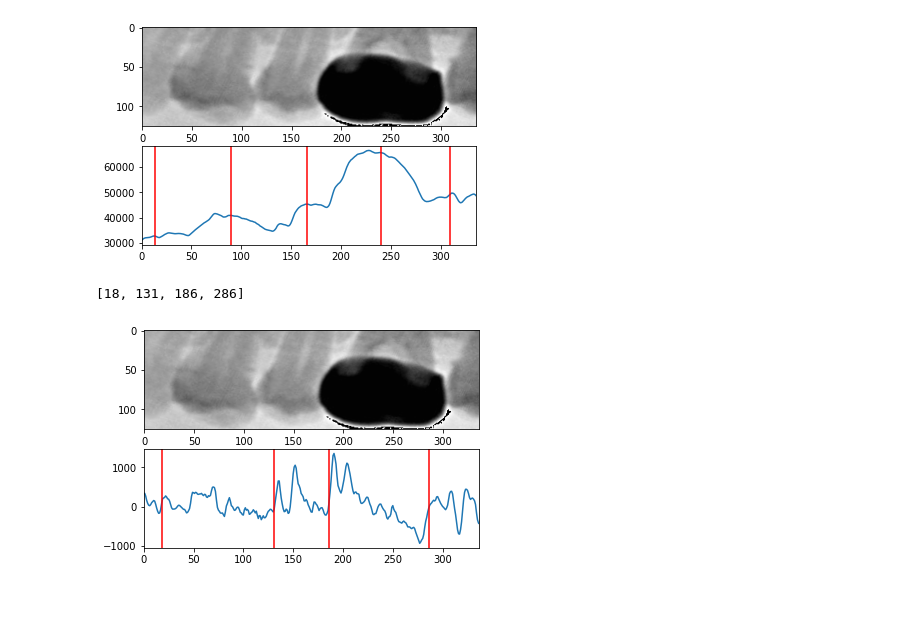
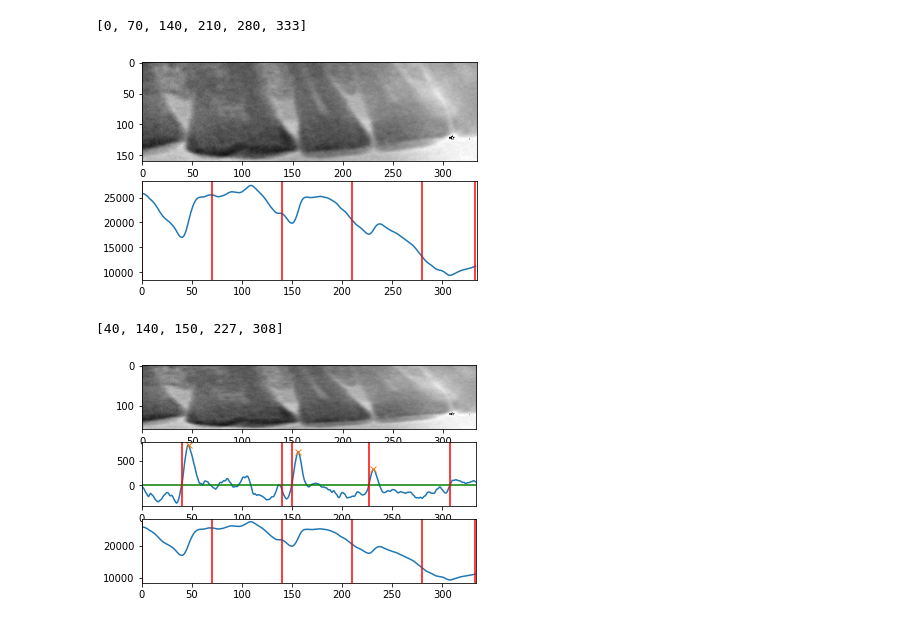
Before and after one commit to alan8365/dentist-CV, a Jupyter notebook: edge/get_valley_window_demo.ipynb, the cells around one changed output. Drawn from its saved outputs; the diff is of its cells as text; code cells hidden in the pictures.

```diff
--- a/edge/get_valley_window_demo.ipynb
+++ b/edge/get_valley_window_demo.ipynb
@@ -27,5 +28,5 @@ model = torch.hub.load(r'..\YOLO', 'custom', path=r'..\YOLO\weights\8-bound.pt',
 data_dir = '..' / Path(os.getenv('DATASET_DIR'))
 
 image_number = 1
-image_names = list(data_dir.glob('*008026.jpg'))
+image_names = list(data_dir.glob('00008554.jpg'))
 image_name = image_names[0]
@@ -38,7 +33,7 @@ Adding AutoShape...
 # %%
-im_g, flag, tooth_position = quick_get_roi(image_name, model, roi_index=2)
+im_g, flag, tooth_position = quick_get_roi(image_name, model, roi_index=0)
 
-source = quick_rotate_and_zooming(source, flag=flag, tooth_position=tooth_position)
+source = quick_rotate_and_zooming(im_g, flag=flag, tooth_position=tooth_position)
 
 plt.imshow(1 - source, cmap='gray')
 plt.show()
@@ -55,7 +50,7 @@ left_margin_0 = 50
 tooth_type = 'incisor' if tooth_position == 'middle' else 'molar'
 window_size_0 = window_size_0_dict[tooth_type]
 
-_, ver = integral_intensity_projection(im_g)
+_, ver = integral_intensity_projection(source)
 ver = window_avg(ver)
 ver_slope = get_slope(ver)
 
@@ -114,8 +109,9 @@ while j < length:
 
     i += 1
 
+# last window may not include last valley
 last_window_size = length - window_position[-1]
-if last_window_size > window_size_0:
+if last_window_size > window_size_0 // 2:
     window_position.append(length - 1)
     window_size.append(last_window_size)
 
@@ -135,33 +131,66 @@ axs[1].set_xlim(xmin=0, xmax=width)
 axs[1].plot(ver)
 for p in window_position:
     axs[1].axvline(x=p, color='r')
+print(window_position)
 # %% [output]
+[0, 70, 140, 210, 280, 333]
-[figure, old version]
+[figure, new version]
 # %%
 valleys = []
+peaks_list = []
 for i in range(len(window_size)):
     start = window_position[i]
     end = window_position[i + 1]
 
-    valley_position = integral[start:end + 1].argmin() + start
-    valleys.append(valley_position)
+    # Peak finding
+    has_significant_peak = False
+
+    peaks, properties = find_peaks(integral[start:end], height=0)
+    peaks += start
+    if len(peaks) > 0:
+        peak = peaks[integral[peaks].argmax()]
+        if len(peaks) > 1:
+            peaks_diff = integral[peaks] - integral[peak]
+            has_significant_peak = np.logical_or(peaks_diff < -100, peaks_diff == 0).all()
+        else:
+            has_significant_peak = True
+
+        # For plot
+        if has_significant_peak:
+            peaks_list.append(peak)
+
+    if has_significant_peak:
+        # TODO check start is necessary
+        zero_point_near_peak = np.abs(integral[start:peak]).argmin() + start
+        valleys.append(zero_point_near_peak)
+    else:
+        valley_position = integral[start:end + 1].argmin() + start
+        valleys.append(valley_position)
 
 # Plot area
-fig, axs = plt.subplots(2, 1)
+fig, axs = plt.subplots(3, 1)
 axs[0].imshow(1 - source, aspect='auto', cmap='gray')
 
 height, width = source.shape
 
 axs[1].xaxis.set_ticks_position('bottom')
 axs[1].set_xlim(xmin=0, xmax=width)
 axs[1].plot(slope)
+axs[1].plot(peaks_list, ver_slope[peaks_list], "x")
+axs[1].axhline(y=0, color='g')
 for p in valleys:
     axs[1].axvline(x=p, color='r')
 
 print(valleys)
+
+axs[2].xaxis.set_ticks_position('bottom')
+axs[2].set_xlim(xmin=0, xmax=width)
+axs[2].plot(ver)
+for p in window_position:
+    axs[2].axvline(x=p, color='r')
 # %% [output]
-[18, 131, 186, 286]
+[40, 140, 150, 227, 308]
-[figure, old version]
+[figure, new version]
 # %%
 # non valley check
 # calculate distance between two valley
```
Also changed, not shown: parts of 4 cells of this notebook, 8 other files.
